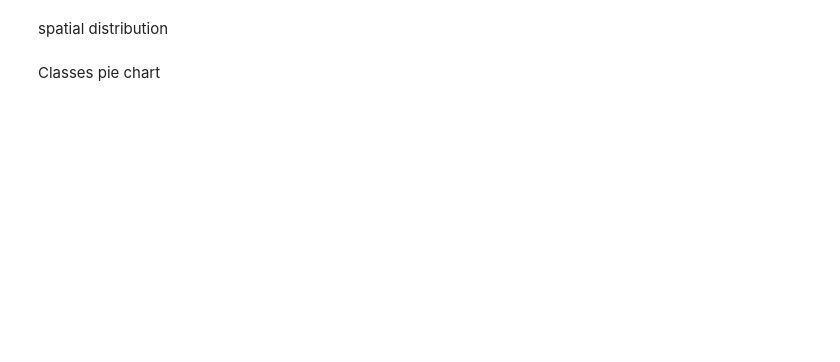
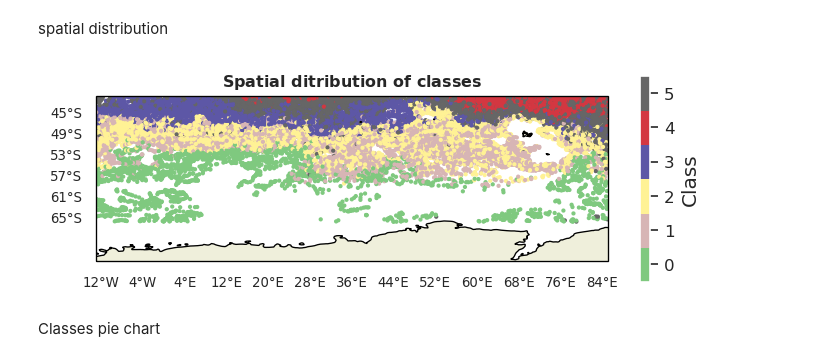
Before and after one commit to euroargodev/DMQC-PCM, a Jupyter notebook: PCM-design/Classif_ArgoReferenceDatabase.ipynb, the cells around one changed output. Cells and saved outputs as stored; diff of their text form; code cells hidden in the pictures; blank space fills up the shorter version.

```diff
--- a/PCM-design/Classif_ArgoReferenceDatabase.ipynb
+++ b/PCM-design/Classif_ArgoReferenceDatabase.ipynb
@@ -287,7 +375,9 @@ P.vertical_structure_comp(q_variable = var_name_ds[1] + '_Q', plot_q= 'all', xla
 # %% [markdown]
 spatial distribution
 # %%
-P.spatial_distribution()
+P.spatial_distribution(lonlat_grid =[8,4])
+# %% [output]
+[figure, added]
 # %% [markdown]
 Classes pie chart
 # %%
```
Also changed, not shown: parts of 23 cells of this notebook, 22 other files.
